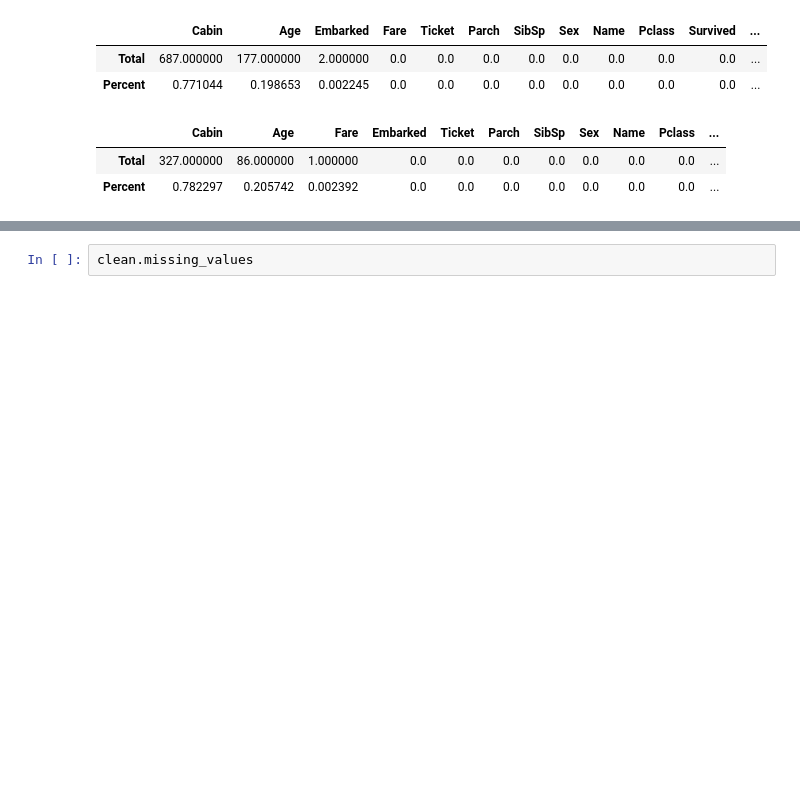
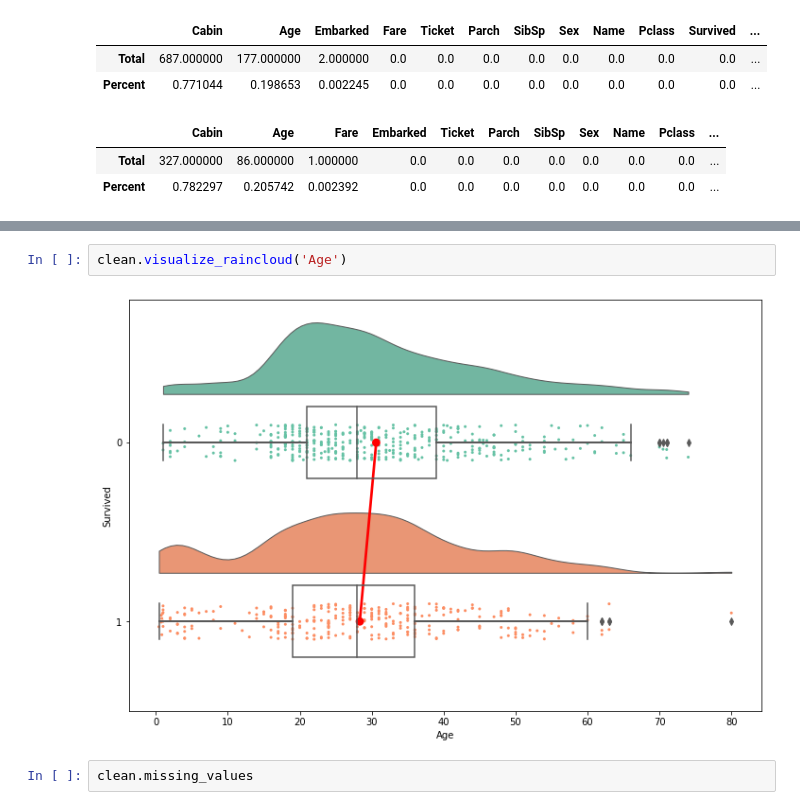
Before and after one commit to Ashton-Sidhu/aethos, a Jupyter notebook: examples/PyautoML Titanic.ipynb, the cells around one changed output, grey strips where cells are left out. Cells and saved outputs as stored; diff of their text form; blank space fills up the shorter version.

```diff
--- a/examples/PyautoML Titanic.ipynb
+++ b/examples/PyautoML Titanic.ipynb
@@ -81,6 +81,10 @@ clean.replace_missing_mostcommon('Fare', 'Embarked')
 | 7 | 8 | 0 | 3 | Palsson, Master. Gosta Leonard | male | 2.0 | 3 | 1 | 349909 | NaN | ... |
 | 8 | 9 | 1 | 3 | Johnson, Mrs. Oscar W (Elisabeth ... | female | 27.0 | 0 | 2 | 347742 | NaN | ... |
 | 9 | 10 | 1 | 2 | Nasser, Mrs. Nicholas (Adele Achem) | female | 14.0 | 1 | 0 | 237736 | NaN | ... |
+# %%
+clean.visualize_raincloud('Age')
+# %% [output]
+[figure, added]
 # %%
 clean.missing_values
 # %% [output]
```
Also changed, not shown: parts of 8 cells of this notebook, 3 other files.
